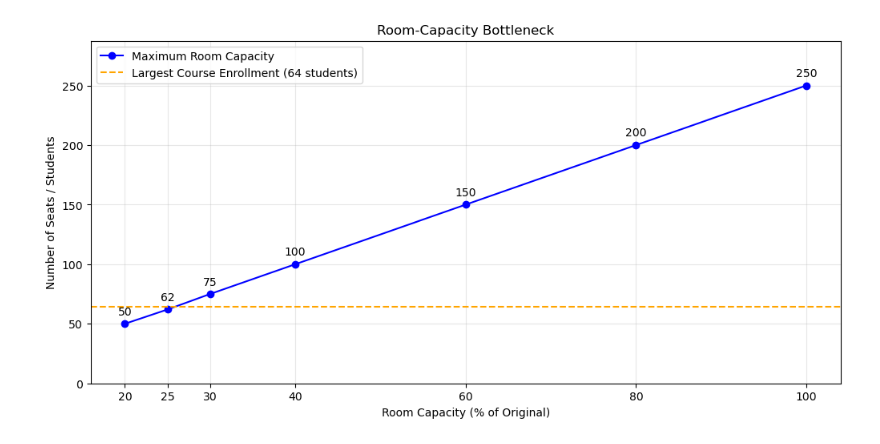
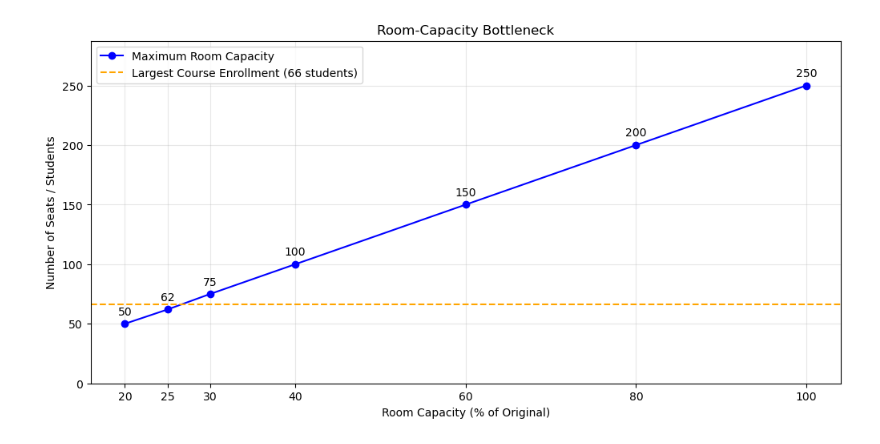
Before and after one commit to ISE3230-Group-19/university-exam-scheduling-optimization, a Jupyter notebook: code/OptimizationModelTesting.ipynb, the cells around one changed output. Saved outputs shown, nothing was run; the diff lists cells and outputs as text; code cells hidden in the pictures.

Commit message:
testing loop and chart notebook

```diff
--- a/code/OptimizationModelTesting.ipynb
+++ b/code/OptimizationModelTesting.ipynb
@@ -105,4 +127,6 @@ Optimization finished with status 3.
 # %%
+test_results_df = pd.read_csv("outputs/test_results.csv")
+
 # separate results by parameter
-slot_results = test_results_df[test_results_df["capacity_percent"] == 100]
-capacity_results = test_results_df[test_results_df["slots"] == 24]
+slots_df = test_results_df[test_results_df["capacity_percent"] == 100]
+capacity_df = test_results_df[test_results_df["slots"] == 24]
@@ -150,8 +195,8 @@ import pandas as pd
 import matplotlib.pyplot as plt
 
 # largest course enrollment in the baseline schedule.
-base_df = pd.read_csv("outputs/slots_24(base)_schedule.csv")
-max_course = base_df["Enrollment"].max()
+student_df = pd.read_csv("data/student_enrollments.csv", index_col=0)
+max_course = student_df.sum(axis=0).max()
 
 # select capacity experiments while keeping 24 time slots fixed.
 max_df = (test_results_df.loc[test_results_df["slots"] == 24,
@@ -176,31 +221,31 @@ ax.plot(
 ax.axhline(
     max_course,
     color="orange",
     linestyle="--",
     label=f"Largest Course Enrollment ({max_course} students)",
 )
 
 # label each tested room capacity.
 for percent, seats in zip(
     max_df["capacity_percent"],
     max_df["max_room_capacity"],
 ):
     ax.annotate(
         str(seats),
         (percent, seats),
         xytext=(0, 8),
         textcoords="offset points",
         ha="center",
     )
 
 ax.set_title("Room-Capacity Bottleneck")
 ax.set_xlabel("Room Capacity (% of Original)")
 ax.set_ylabel("Number of Seats / Students")
 ax.set_xticks(max_df["capacity_percent"])
 ax.set_ylim(0, max_df["max_room_capacity"].max() * 1.15)
 ax.grid(alpha=0.3)
 ax.legend()
 
 plt.show()
 # %% [output]
-[figure, old version]
+[figure, new version]
```
Also changed, not shown: parts of 3 cells of this notebook, 1 other file.
